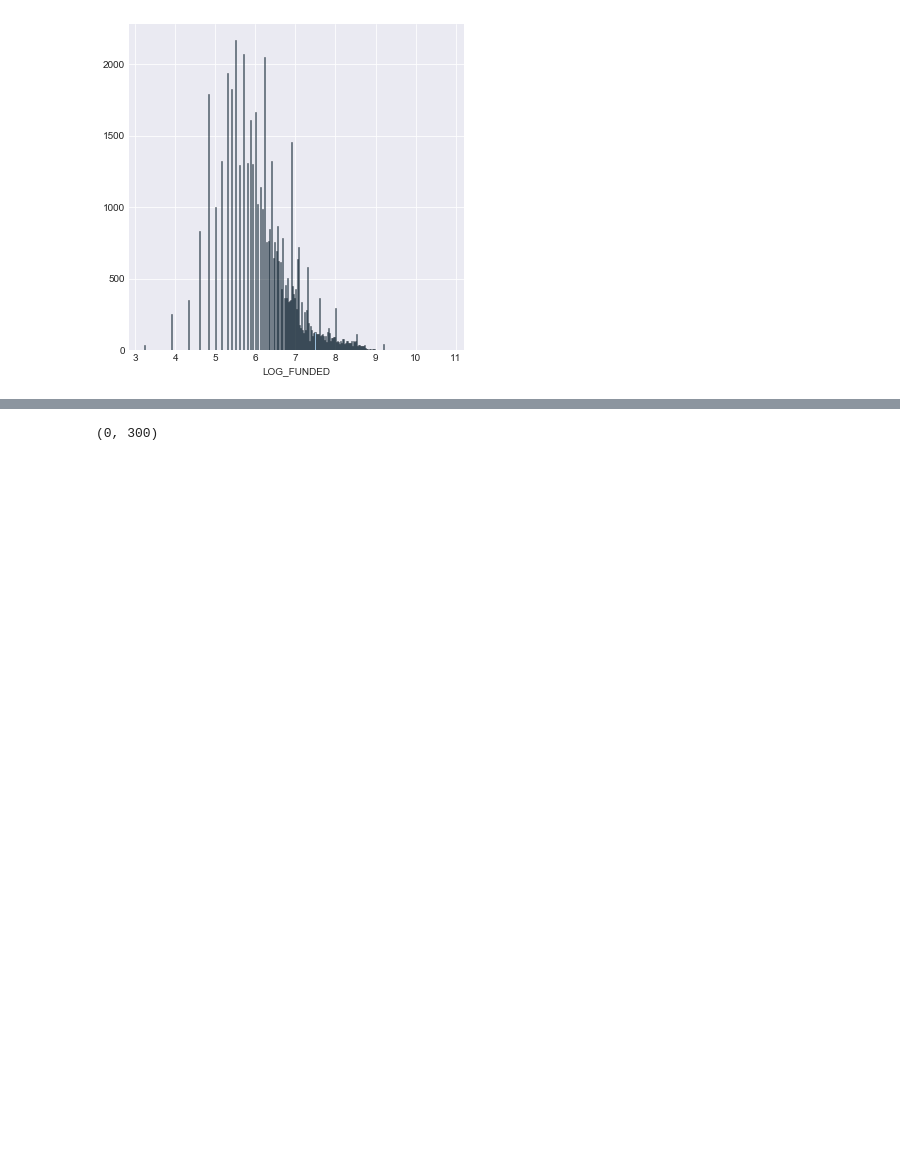
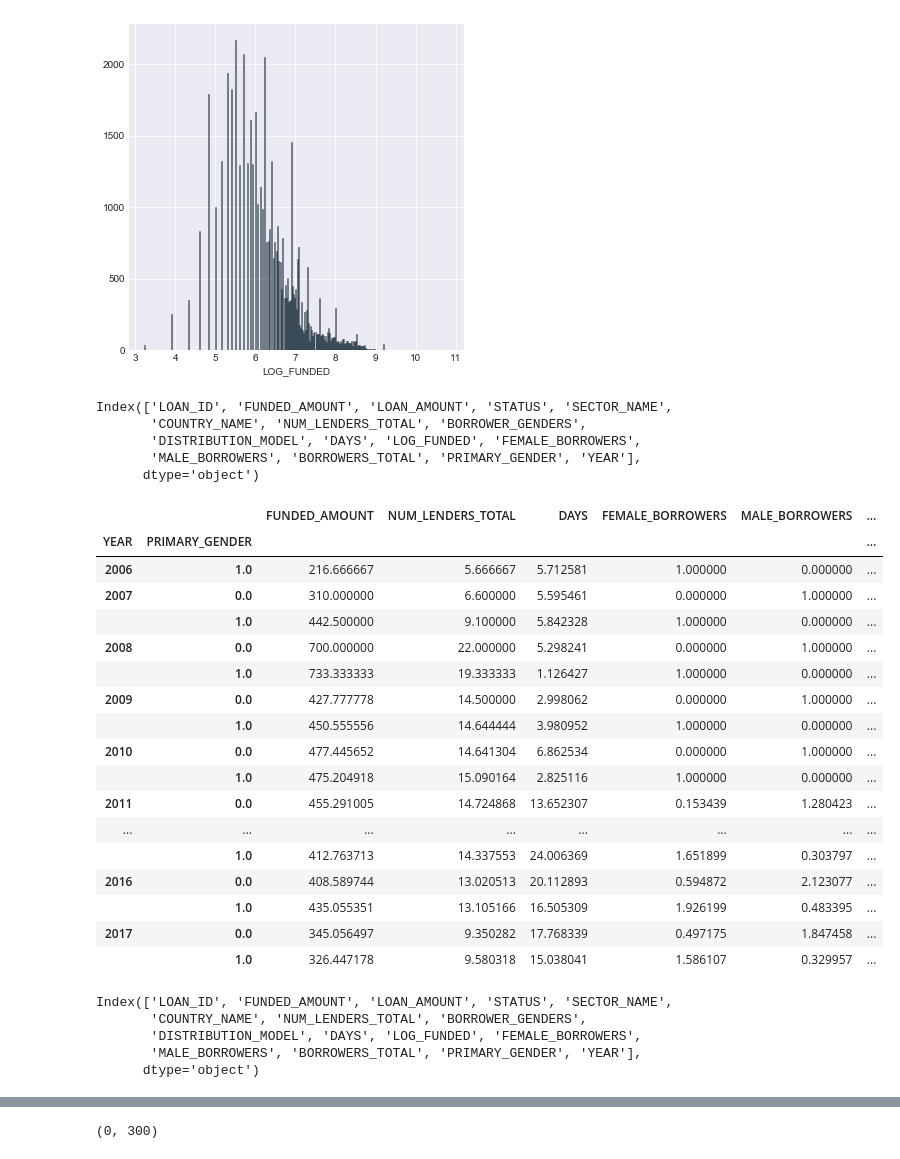
Before and after one commit to ttrumbly/Kiva_Microloans, a Jupyter notebook: Project_2_Kiva_Data.ipynb, the cells around one changed output, grey strips where cells are left out. Saved outputs shown, nothing was run; the diff lists cells and outputs as text; code cells hidden in the pictures; blank space fills up the shorter version.

```diff
--- a/Project_2_Kiva_Data.ipynb
+++ b/Project_2_Kiva_Data.ipynb
@@ -320,3 +341,11 @@ sns.distplot(kiva2['LOG_FUNDED'].dropna(), kde=False, bins = 300)
 # %% [output]
 <matplotlib.axes._subplots.AxesSubplot at 0x...>
 [figure]
+# %%
+kiva.columns
+# %% [output]
+Index(['LOAN_ID', 'FUNDED_AMOUNT', 'LOAN_AMOUNT', 'STATUS', 'SECTOR_NAME',
+       'COUNTRY_NAME', 'NUM_LENDERS_TOTAL', 'BORROWER_GENDERS',
+       'DISTRIBUTION_MODEL', 'DAYS', 'LOG_FUNDED', 'FEMALE_BORROWERS',
+       'MALE_BORROWERS', 'BORROWERS_TOTAL', 'PRIMARY_GENDER', 'YEAR'],
+      dtype='object')
@@ -322,0 +354,29 @@ sns.distplot(kiva2['LOG_FUNDED'].dropna(), kde=False, bins = 300)
+# %%
+Kiva_Kenya.drop(['LOAN_ID', 'LOAN_AMOUNT', 'LOG_FUNDED'],axis=1).groupby(['YEAR','PRIMARY_GENDER']).mean()
+# %% [output]
+|  |  | FUNDED_AMOUNT | NUM_LENDERS_TOTAL | DAYS | FEMALE_BORROWERS | MALE_BORROWERS | ... |
+| YEAR | PRIMARY_GENDER |  |  |  |  |  | ... |
+| 2006 | 1.0 | 216.666667 | 5.666667 | 5.712581 | 1.000000 | 0.000000 | ... |
+| 2007 | 0.0 | 310.000000 | 6.600000 | 5.595461 | 0.000000 | 1.000000 | ... |
+|  | 1.0 | 442.500000 | 9.100000 | 5.842328 | 1.000000 | 0.000000 | ... |
+| 2008 | 0.0 | 700.000000 | 22.000000 | 5.298241 | 0.000000 | 1.000000 | ... |
+|  | 1.0 | 733.333333 | 19.333333 | 1.126427 | 1.000000 | 0.000000 | ... |
+| 2009 | 0.0 | 427.777778 | 14.500000 | 2.998062 | 0.000000 | 1.000000 | ... |
+|  | 1.0 | 450.555556 | 14.644444 | 3.980952 | 1.000000 | 0.000000 | ... |
+| 2010 | 0.0 | 477.445652 | 14.641304 | 6.862534 | 0.000000 | 1.000000 | ... |
+|  | 1.0 | 475.204918 | 15.090164 | 2.825116 | 1.000000 | 0.000000 | ... |
+| 2011 | 0.0 | 455.291005 | 14.724868 | 13.652307 | 0.153439 | 1.280423 | ... |
+| ... | ... | ... | ... | ... | ... | ... | ... |
+|  | 1.0 | 412.763713 | 14.337553 | 24.006369 | 1.651899 | 0.303797 | ... |
+| 2016 | 0.0 | 408.589744 | 13.020513 | 20.112893 | 0.594872 | 2.123077 | ... |
+|  | 1.0 | 435.055351 | 13.105166 | 16.505309 | 1.926199 | 0.483395 | ... |
+| 2017 | 0.0 | 345.056497 | 9.350282 | 17.768339 | 0.497175 | 1.847458 | ... |
+|  | 1.0 | 326.447178 | 9.580318 | 15.038041 | 1.586107 | 0.329957 | ... |
+# %%
+Kiva_Kenya.columns
+# %% [output]
+Index(['LOAN_ID', 'FUNDED_AMOUNT', 'LOAN_AMOUNT', 'STATUS', 'SECTOR_NAME',
+       'COUNTRY_NAME', 'NUM_LENDERS_TOTAL', 'BORROWER_GENDERS',
+       'DISTRIBUTION_MODEL', 'DAYS', 'LOG_FUNDED', 'FEMALE_BORROWERS',
+       'MALE_BORROWERS', 'BORROWERS_TOTAL', 'PRIMARY_GENDER', 'YEAR'],
+      dtype='object')
```
Also changed, not shown: parts of 18 cells of this notebook.
